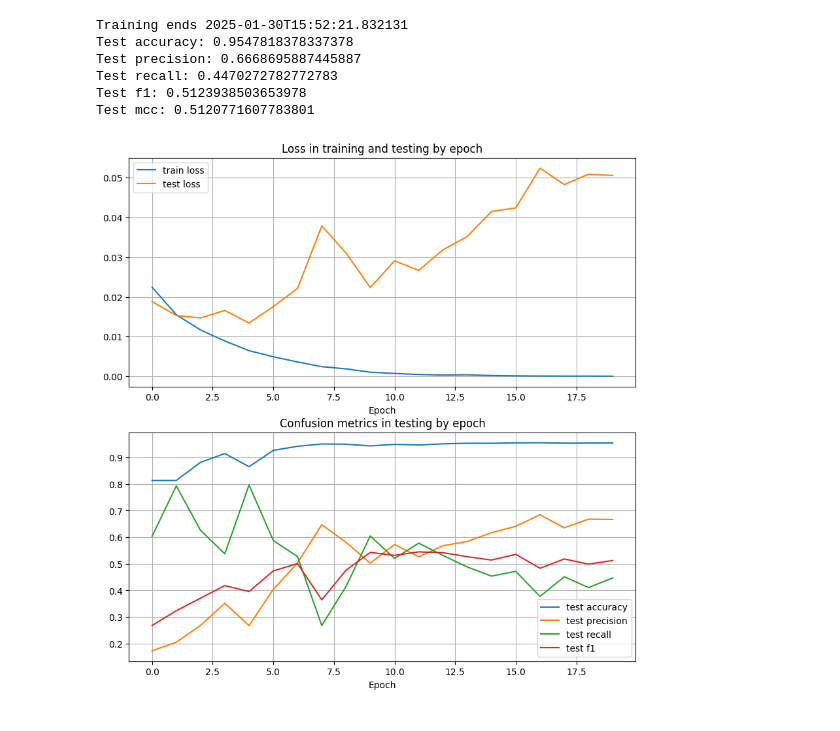
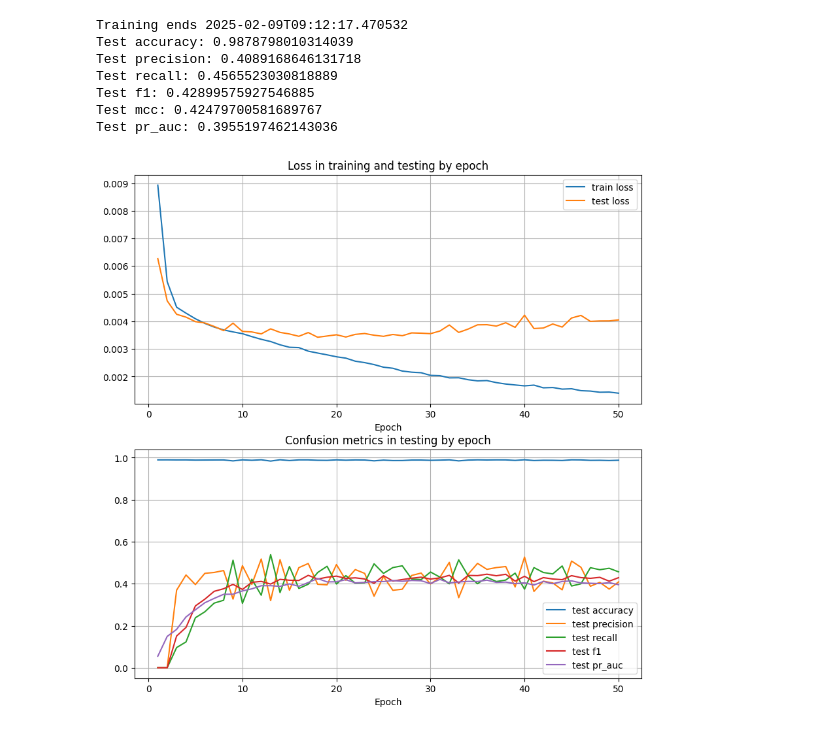
Before and after one commit to squivix/project-module, a Jupyter notebook: 02-train-classifier-feats.ipynb, the cells around one changed output. Cells and saved outputs as stored; diff of their text form; code cells hidden in the pictures.

```diff
--- a/02-train-classifier-feats.ipynb
+++ b/02-train-classifier-feats.ipynb
@@ -1,21 +16,20 @@
 # %%
 
-from datetime import datetime
 
-import torch
-from torch.utils.data import DataLoader
 
-from datasets.CSVDataset import CSVDataset
-from models.mlp import MLPBinaryClassifier
-from train import train_classifier
-from utils import plot_model_metrics
-from utils import reduce_dataset, split_dataset, undersample_dataset
 
-device = torch.device('cuda:0' if  torch.cuda.is_available() else 'cpu')
+from models.resnet import Resnet101BinaryClassifier
+
+device = torch.device('cuda:0' if torch.cuda.is_available() else 'cpu')
 print(f"Device: {device}")
 
-batch_size = 256
-dataset = CSVDataset("output/candidates/Resnet18_512_features-with-no-eval.csv")
+batch_size = 4096
+
+PretrainedModelClass = Resnet101BinaryClassifier
+pretrained_model_name = PretrainedModelClass.get_pretrained_model_name()
+pretrained_output_size = PretrainedModelClass.pretrained_output_size
+features_csv_file_name = f"{PretrainedModelClass.get_pretrained_model_name()}_{pretrained_output_size}_features.csv"
+dataset = CSVDataset(f"output/candidates/{features_csv_file_name}")
 dataset = reduce_dataset(dataset, discard_ratio=0.0)
 train_dataset, test_dataset = split_dataset(dataset, train_ratio=0.8)
 # train_dataset = undersample_dataset(train_dataset)
@@ -26,9 +40,10 @@ train_loader = DataLoader(train_dataset,
 test_loader = DataLoader(test_dataset,
                          batch_size=batch_size,
                          shuffle=True, )
-
-model = MLPBinaryClassifier(in_features=512, hidden_layers=1, units_per_layer=2048,
-                            dropout=0.3, focal_alpha=0.9, focal_gamma=2.0)
+#(36/162) (hidden_layers=1, units=2048, dropout=0.1, threshold=0.5, learning_rate=3e-05, weight_decay=0.0, focal_alpha=0.75, focal_gamma=2.5)
+# (hidden_layers=3, units=2048, dropout=0.2, threshold=0.5, learning_rate=3e-05, weight_decay=0.0, focal_alpha=0.75, focal_gamma=2.5)
+model = MLPBinaryClassifier(in_features=pretrained_output_size, hidden_layers=2, units_per_layer=2048,
+                            dropout=0.1, focal_alpha=0.75, focal_gamma=2.5)
 
 print(f"Dataset: {len(train_dataset):,} training, {len(test_dataset):,} testing")
 # %% [output]
@@ -57,8 +75,11 @@ Training starts 2025-02-04T22:05:47.563317
 
 model = model.to(device)
 model, model_metrics = train_classifier(model, train_loader, test_loader, device,
-                                        start_learning_rate=0.000075,
-                                        max_epochs=20,
+                                        start_learning_rate=0.000030,
+                                        min_learning_rate=0.000010,
+                                        lr_warmup_steps=10,
+                                        max_epochs=50,
                                         checkpoint_every=1,
-                                        eval_every=1)
+                                        eval_every=1,
+                                        early_stopper=None)
 # %% [output]
@@ -72,18 +99,19 @@ KeyboardInterrupt
 # %%
 
 print(f"Training ends {datetime.now().isoformat()}")
-for metric in ["accuracy", "precision", "recall", "f1", "mcc"]:
+for metric in ["accuracy", "precision", "recall", "f1", "mcc", "pr_auc"]:
     if len(model_metrics[f"test_{metric}"]) > 0:
         print(f"Test {metric}:", model_metrics[f"test_{metric}"][-1])
 
 plot_model_metrics(model_metrics)
 # %% [output]
-Training ends 2025-01-30T15:52:21.832131
-Test accuracy: 0.9547818378337378
-Test precision: 0.6668695887445887
-Test recall: 0.4470272782772783
-Test f1: 0.5123938503653978
-Test mcc: 0.5120771607783801
+Training ends 2025-02-09T09:12:17.470532
+Test accuracy: 0.9878798010314039
+Test precision: 0.4089168646131718
+Test recall: 0.4565523030818889
+Test f1: 0.42899575927546885
+Test mcc: 0.42479700581689767
+Test pr_auc: 0.3955197462143036
-[figure, old version]
+[figure, new version]
 # %%
 torch.save(model, "model.pickle")
```
Also changed, not shown: parts of 5 cells of this notebook, 20 other files.
